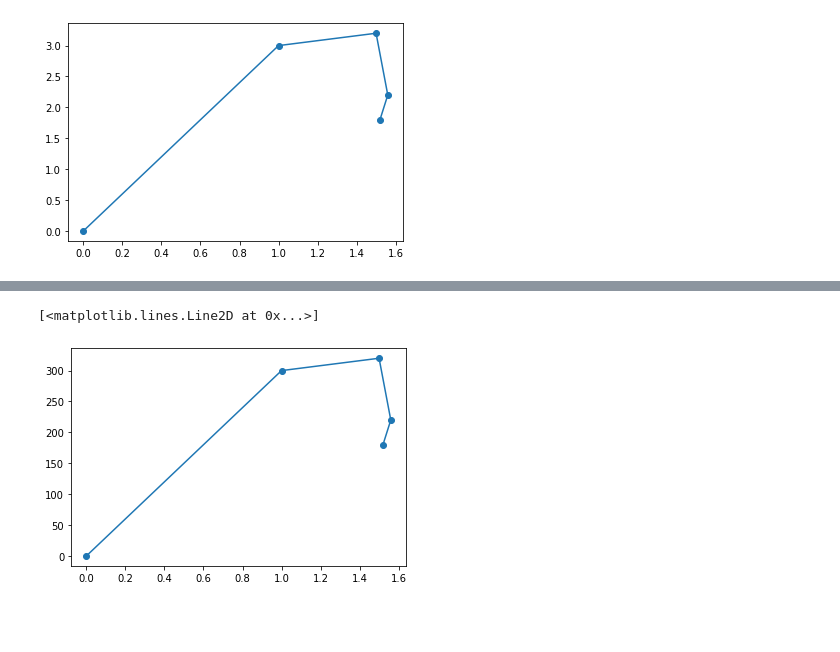
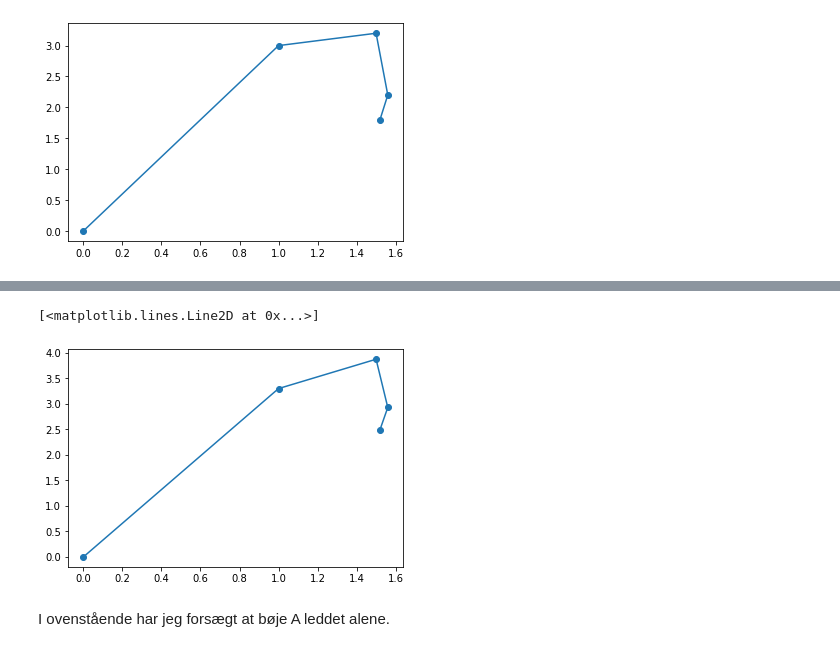
Before and after one commit to lucasbagge/aarhus-dv, a Jupyter notebook: 2-semester/NA/aflevering 1.ipynb, the cells around one changed output, grey strips where cells are left out. Cells and saved outputs as stored; diff of their text form; code cells hidden in the pictures; blank space fills up the shorter version.

```diff
--- a/2-semester/NA/aflevering 1.ipynb
+++ b/2-semester/NA/aflevering 1.ipynb
@@ -43,10 +73,12 @@ fig.show()
 # %%
-a = 1.0
-b = 0.5
-c = 0.2
-d = 100
+a = 0.3
+b = 0.7
+c = 0.7
+d = 0.3
 fig, ax = plt.subplots()
-ax.plot(x, d*y, marker = 'o')
+ax.plot(x, a*x**2 + y,  marker = 'o')
 # %% [output]
 [<matplotlib.lines.Line2D at 0x...>]
-[figure, old version]
+[figure, new version]
+# %% [markdown]
+I ovenstående har jeg forsægt at bøje A leddet alene.
```
Also changed, not shown: parts of 5 cells of this notebook, 7 other files.
